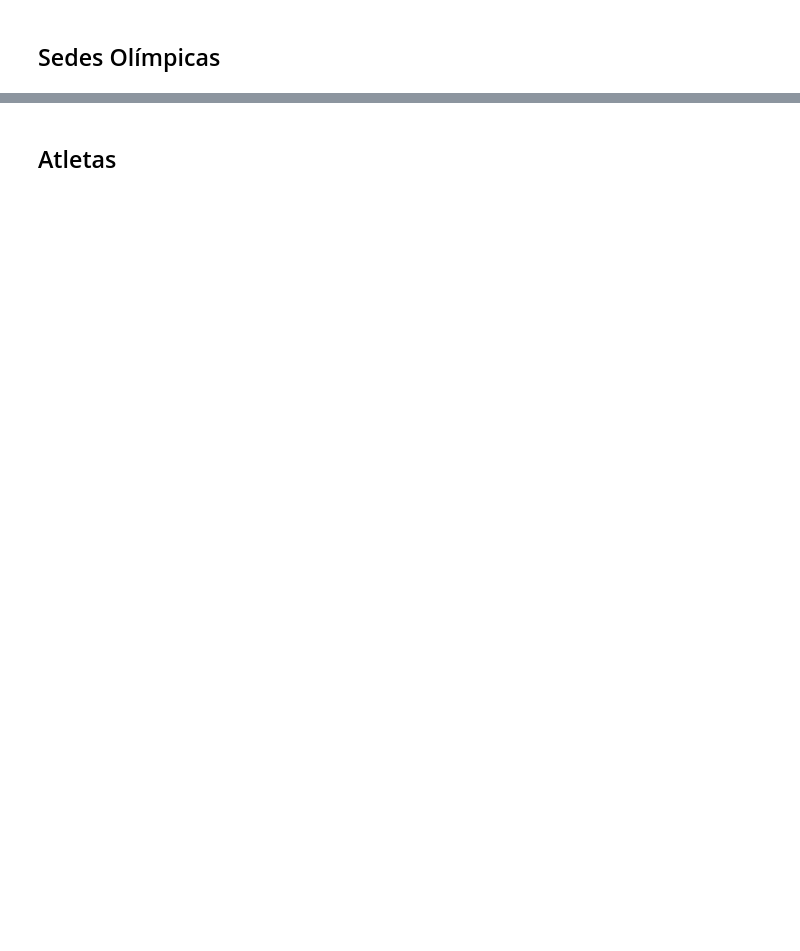
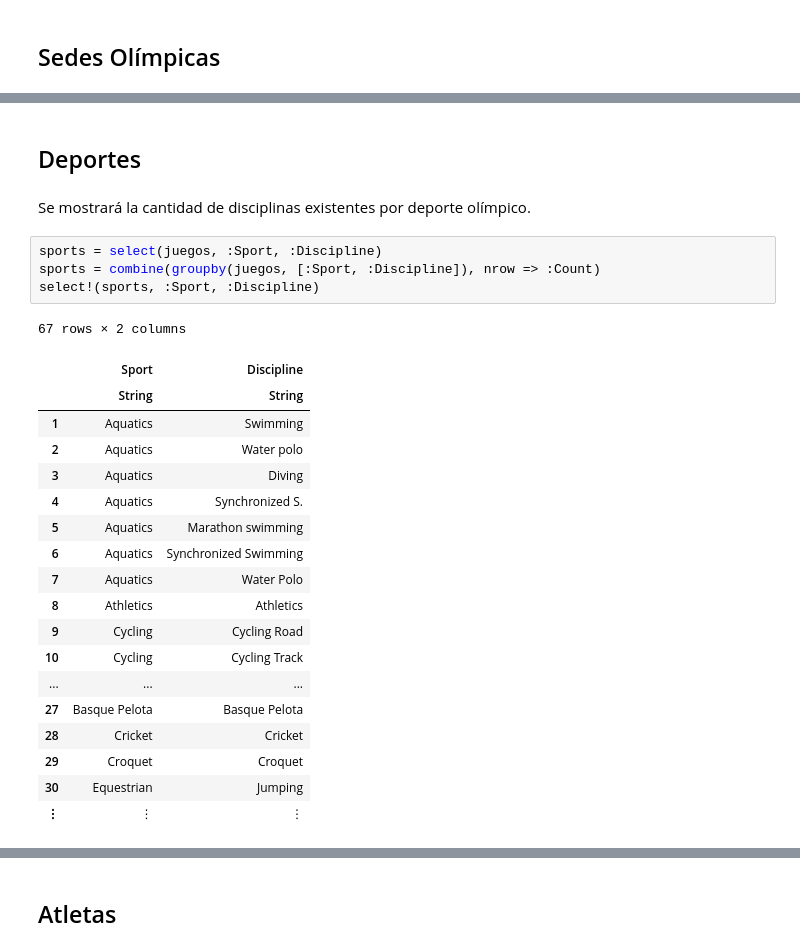
Before and after one commit to KevinRC55/Taller-Julia-IIMAS, a Jupyter notebook: HistoriaOlimpica/Historia_Olimpica.ipynb, the cells around one changed output, grey strips where cells are left out. Drawn from its saved outputs; the diff is of its cells as text; blank space fills up the shorter version.

```diff
--- a/HistoriaOlimpica/Historia_Olimpica.ipynb
+++ b/HistoriaOlimpica/Historia_Olimpica.ipynb
@@ -160,0 +123,28 @@ pie(x, y, title="Sedes Olimpicas", l=0.5, shadow=true,)
+# %% [markdown]
+## Deportes
+# %% [markdown]
+Se mostrará la cantidad de disciplinas existentes por deporte olímpico.
+# %%
+sports = select(juegos, :Sport, :Discipline)
+sports = combine(groupby(juegos, [:Sport, :Discipline]), nrow => :Count)
+select!(sports, :Sport, :Discipline)
+# %% [output]
+67 rows × 2 columns
+|  | Sport | Discipline |
+|  | String | String |
+| 1 | Aquatics | Swimming |
+| 2 | Aquatics | Water polo |
+| 3 | Aquatics | Diving |
+| 4 | Aquatics | Synchronized S. |
+| 5 | Aquatics | Marathon swimming |
+| 6 | Aquatics | Synchronized Swimming |
+| 7 | Aquatics | Water Polo |
+| 8 | Athletics | Athletics |
+| 9 | Cycling | Cycling Road |
+| 10 | Cycling | Cycling Track |
+| ... | ... | ... |
+| 27 | Basque Pelota | Basque Pelota |
+| 28 | Cricket | Cricket |
+| 29 | Croquet | Croquet |
+| 30 | Equestrian | Jumping |
+| ⋮ | ⋮ | ⋮ |
```
Also changed, not shown: parts of 22 cells of this notebook.
